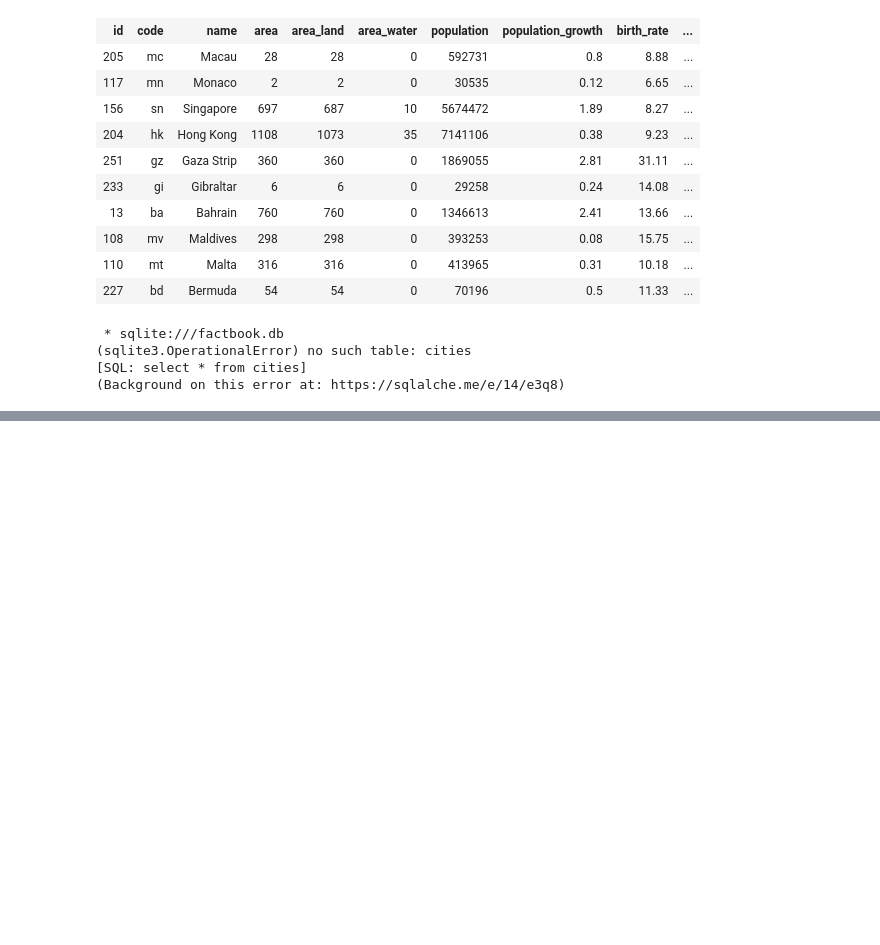
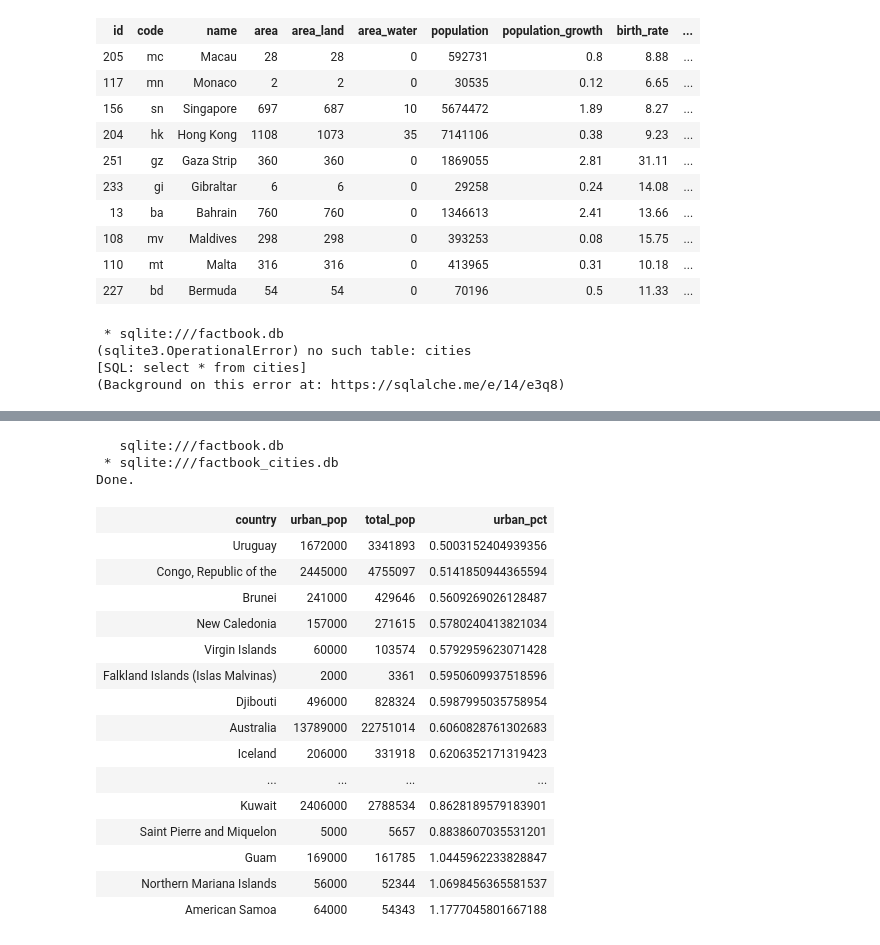
Before and after one commit to efgh24/DataQuest, a Jupyter notebook: CIA_Factbook_SQL.ipynb, the cells around one changed output, grey strips where cells are left out. Cells and saved outputs as stored; diff of their text form; code cells hidden in the pictures; blank space fills up the shorter version.

```diff
--- a/CIA_Factbook.ipynb
+++ b/CIA_Factbook_SQL.ipynb
@@ -255,0 +430,37 @@ select * from cities
+# %%
+%%sql
+SELECT
+    f.name country,
+    c.urban_pop,
+    f.population total_pop,
+    (c.urban_pop / CAST(f.population AS FLOAT)) urban_pct
+FROM facts f
+INNER JOIN (
+            SELECT
+                facts_id,
+                SUM(population) urban_pop
+            FROM cities
+            GROUP BY 1
+           ) c ON c.facts_id = f.id
+WHERE urban_pct > .5
+ORDER BY 4 ASC;
+# %% [output]
+   sqlite:///factbook.db
+ * sqlite:///factbook_cities.db
+Done.
+| country | urban_pop | total_pop | urban_pct |
+| Uruguay | 1672000 | 3341893 | 0.5003152404939356 |
+| Congo, Republic of the | 2445000 | 4755097 | 0.5141850944365594 |
+| Brunei | 241000 | 429646 | 0.5609269026128487 |
+| New Caledonia | 157000 | 271615 | 0.5780240413821034 |
+| Virgin Islands | 60000 | 103574 | 0.5792959623071428 |
+| Falkland Islands (Islas Malvinas) | 2000 | 3361 | 0.5950609937518596 |
+| Djibouti | 496000 | 828324 | 0.5987995035758954 |
+| Australia | 13789000 | 22751014 | 0.6060828761302683 |
+| Iceland | 206000 | 331918 | 0.6206352171319423 |
+| ... | ... | ... | ... |
+| Kuwait | 2406000 | 2788534 | 0.8628189579183901 |
+| Saint Pierre and Miquelon | 5000 | 5657 | 0.8838607035531201 |
+| Guam | 169000 | 161785 | 1.0445962233828847 |
+| Northern Mariana Islands | 56000 | 52344 | 1.0698456365581537 |
+| American Samoa | 64000 | 54343 | 1.1777045801667188 |
```
Also changed, not shown: parts of 16 cells of this notebook, 4 other files.
